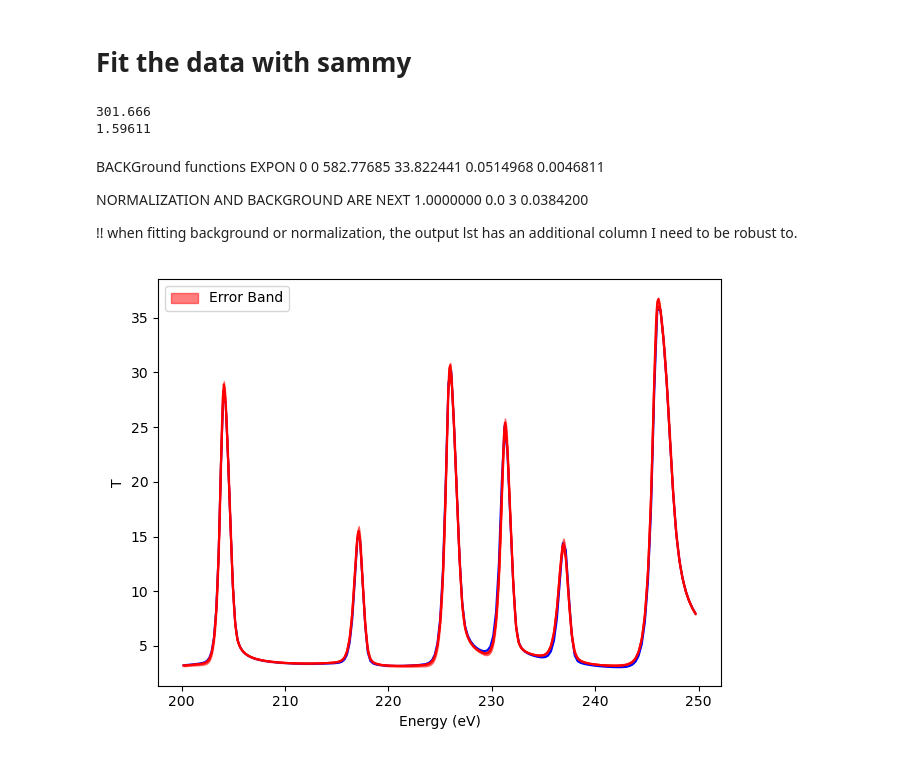
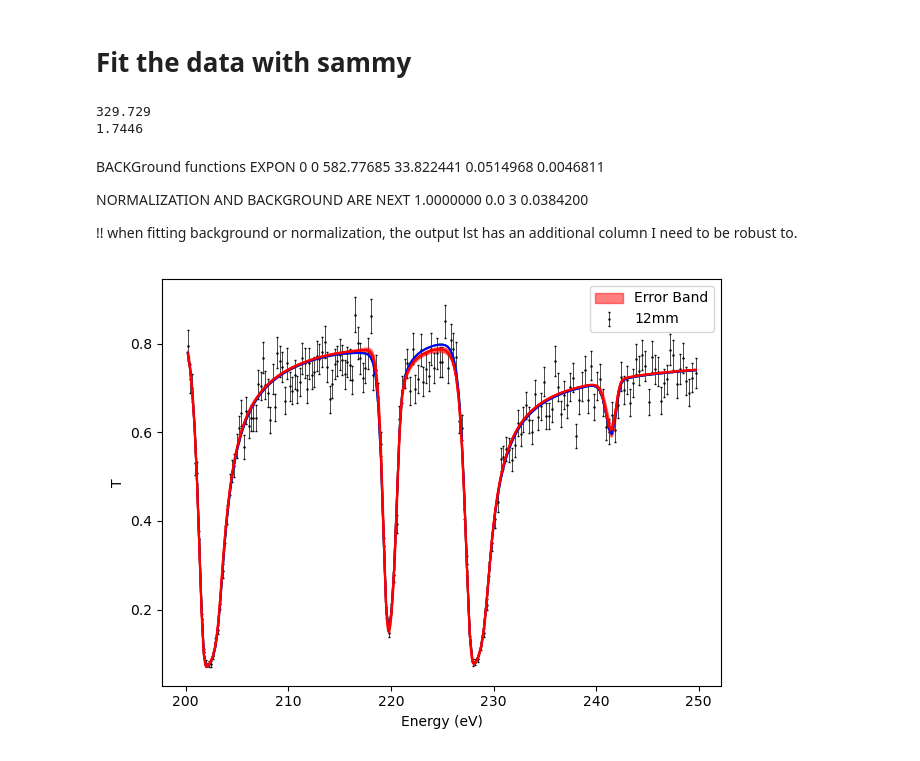
Before and after one commit to Naww137/ATARI, a Jupyter notebook: examples/Sammy_Interface.ipynb, the cells around one changed output. Drawn from its saved outputs; the diff is of its cells as text; code cells hidden in the pictures.

```diff
--- a/examples/Sammy_Interface.ipynb
+++ b/examples/Sammy_Interface.ipynb
@@ -25,11 +25,11 @@ Ta_pair = Particle_Pair()
 
 Ta_pair.add_spin_group(Jpi='3.0',
                        J_ID=1,
-                       D_avg=8.79,
-                       Gn_avg=46.5,
-                       Gn_dof=1,
-                       Gg_avg=64.0,
-                       Gg_dof=1000)
+                       D=8.79,
+                       gn2_avg=46.5,
+                       gn2_dof=1,
+                       gg2_avg=64.0/2,
+                       gg2_dof=1000)
 
 # setup experimental transmission model
 exp_model_T = Experimental_Model()
@@ -197,7 +197,7 @@ datasample.covariance_data['CovT']
 # %%
 rto.bayes=True
 rto.get_ECSCM = True
-rto.ECSCM_rxn = 'total'
+rto.ECSCM_rxn = 'transmission'
 
 sammyINP = sammy_classes.SammyInputData(
     Ta_pair,
@@ -224,8 +224,8 @@ sammyOUT2 = sammy_functions.run_sammy(sammyINP, rto)
 print(sammyOUT2.chi2_post)
 print(sammyOUT2.chi2n_post)
 # %% [output]
-301.666
-1.59611
+329.729
+1.7446
 # %% [markdown]
 BACKGround functions
 EXPON 0 0 582.77685 33.822441 0.0514968 0.0046811
@@ -238,40 +238,40 @@ NORMALIZATION AND BACKGROUND ARE NEXT
 # %%
 
 ### Plot
 figure()
 
-# errorbar(data.E, data.exp, yerr=data.exp_unc, zorder=0,
-#                                         fmt='.', color='k', linewidth=0.5, markersize=1.5, capsize=1, label='12mm')
+errorbar(data.E, data.exp, yerr=data.exp_unc, zorder=0,
+                                        fmt='.', color='k', linewidth=0.5, markersize=1.5, capsize=1, label='12mm')
 
-# plot(data.E, data.true, 'g')
+plot(data.E, data.true, 'g')
 
-# plot(sammyOUT2.pw.E, sammyOUT2.pw.theo_trans, 'b')
-# plot(sammyOUT2.pw_post.E, sammyOUT2.pw_post.theo_trans_bayes, 'r')
+plot(sammyOUT2.pw.E, sammyOUT2.pw.theo_trans, 'b')
+plot(sammyOUT2.pw_post.E, sammyOUT2.pw_post.theo_trans_bayes, 'r')
 
-plot(sammyOUT2.pw.E, sammyOUT2.pw.theo_xs, 'b')
-plot(sammyOUT2.pw_post.E, sammyOUT2.pw_post.theo_xs_bayes, 'r')
-# plot(sammyOUT_old.est_df.E, sammyOUT_old.est_df.theo, 'b')
-# sammyOUT_old = copy(sammyOUT2)
+# plot(sammyOUT2.pw.E, sammyOUT2.pw.theo_xs, 'b')
+# plot(sammyOUT2.pw_post.E, sammyOUT2.pw_post.theo_xs_bayes, 'r')
+# # plot(sammyOUT_old.est_df.E, sammyOUT_old.est_df.theo, 'b')
+# # sammyOUT_old = copy(sammyOUT2)
 
 x = sammyOUT2.est_df.E
 y = sammyOUT2.est_df.theo
 y_err=  sammyOUT2.est_df.theo_unc #
 # y_err = np.sqrt(np.diag(sammyOUT2.ECSCM))
 fill_between(x, y - y_err, y + y_err, color='r', alpha=0.5, label='Error Band')
 plot(x, y, 'r')
 
 ylabel("T")
 
 # xlim([200,225])
 # ylim([-0.1,1.1])
 legend()
 
 xlabel('Energy (eV)')
 tight_layout()
 
 
 # figure()
 # imshow(sammyOUT2.ECSCM)
 # colorbar()
 # %% [output]
-[figure, old version]
+[figure, new version]
```
Also changed, not shown: parts of 6 cells of this notebook, 4 other files.
